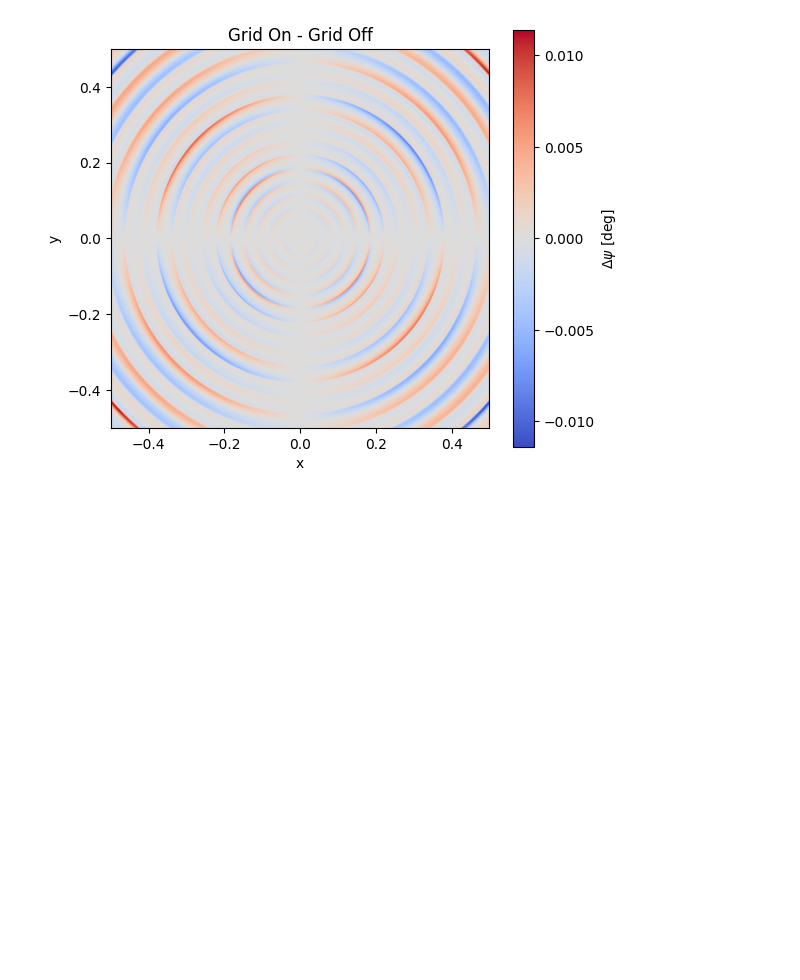
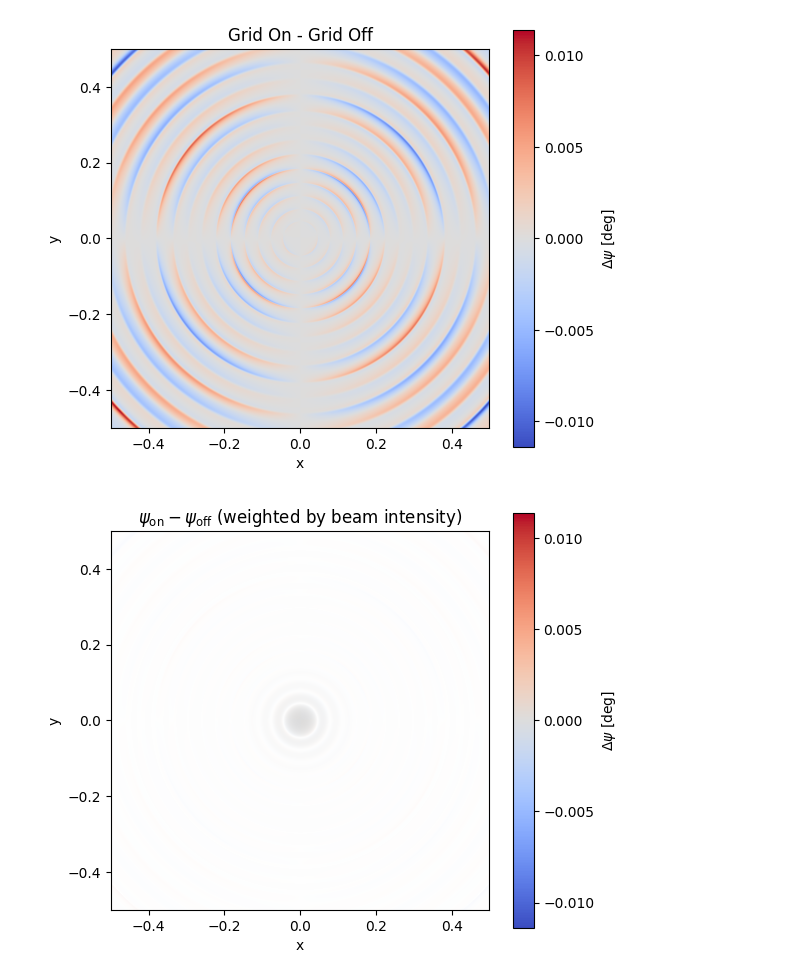
Before and after one commit to dlllonb/wiregrid, a Jupyter notebook: analysis/notebooks/wires_on_off.ipynb, the cells around one changed output. Saved outputs shown, nothing was run; the diff lists cells and outputs as text; code cells hidden in the pictures; blank space fills up the shorter version.

```diff
--- a/analysis/notebooks/wires_on_off.ipynb
+++ b/analysis/notebooks/wires_on_off.ipynb
@@ -469,0 +623,13 @@ std  = 0.001733 deg
+# %%
+I_avg = 0.5 * (I_on + I_off)
+
+plot_angle_difference_weighted_alpha(
+    x_on, y_on,
+    delta_psi,
+    weight=I_avg,
+    title=r"$\psi_{\rm on} - \psi_{\rm off}$ (weighted by beam intensity)",
+    stretch="log",
+    floor=1e-7
+)
+# %% [output]
+[figure, added]
```
Also changed, not shown: parts of 5 cells of this notebook.
